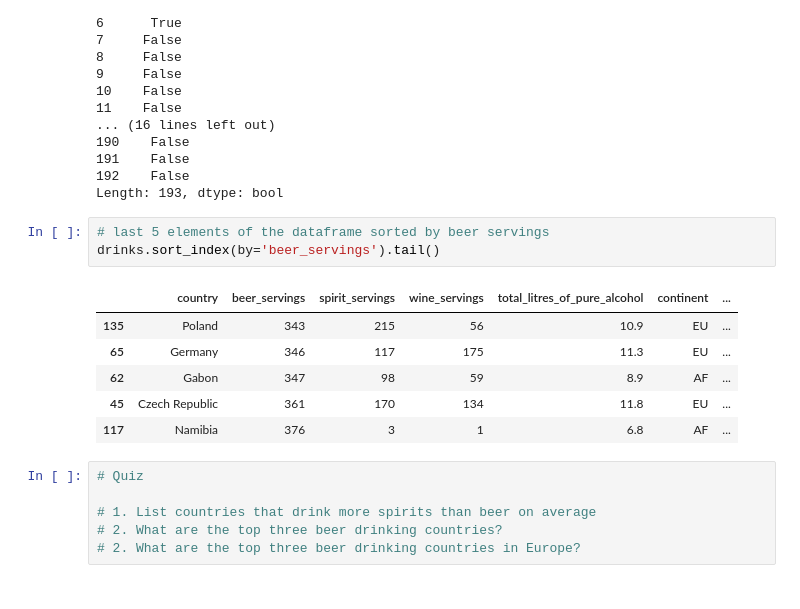
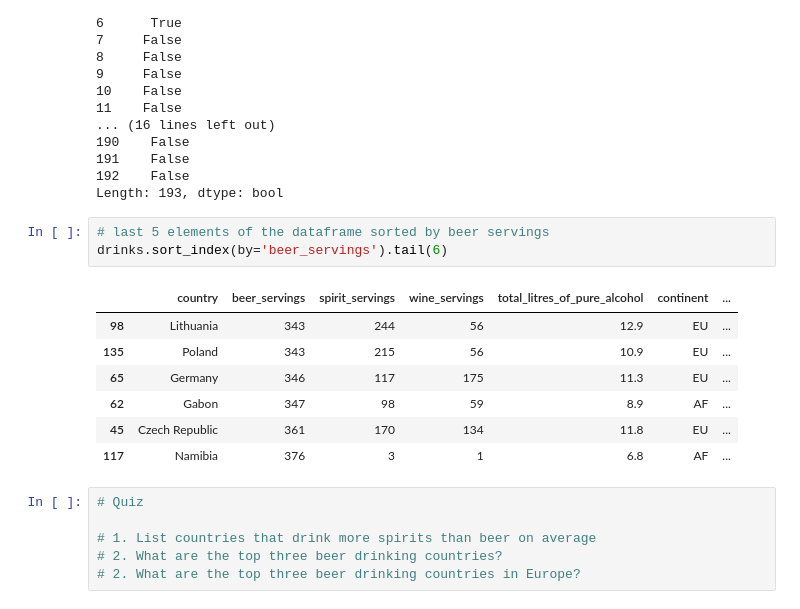
Before and after one commit to sinanuozdemir/sfdat22, a Jupyter notebook: notebooks/02_pandas.ipynb, the cells around one changed output. Saved outputs shown, nothing was run; the diff lists cells and outputs as text.

```diff
--- a/notebooks/02_pandas.ipynb
+++ b/notebooks/02_pandas.ipynb
@@ -418,9 +378,10 @@ drinks.wine_servings > drinks.beer_servings # is a series of T and F
 Length: 193, dtype: bool
 # %%
 # last 5 elements of the dataframe sorted by beer servings
-drinks.sort_index(by='beer_servings').tail()
+drinks.sort_index(by='beer_servings').tail(6)
 # %% [output]
 |  | country | beer_servings | spirit_servings | wine_servings | total_litres_of_pure_alcohol | continent | ... |
+| 98 | Lithuania | 343 | 244 | 56 | 12.9 | EU | ... |
 | 135 | Poland | 343 | 215 | 56 | 10.9 | EU | ... |
 | 65 | Germany | 346 | 117 | 175 | 11.3 | EU | ... |
 | 62 | Gabon | 347 | 98 | 59 | 8.9 | AF | ... |
```
Also changed, not shown: parts of 25 cells of this notebook, 7 other files.
